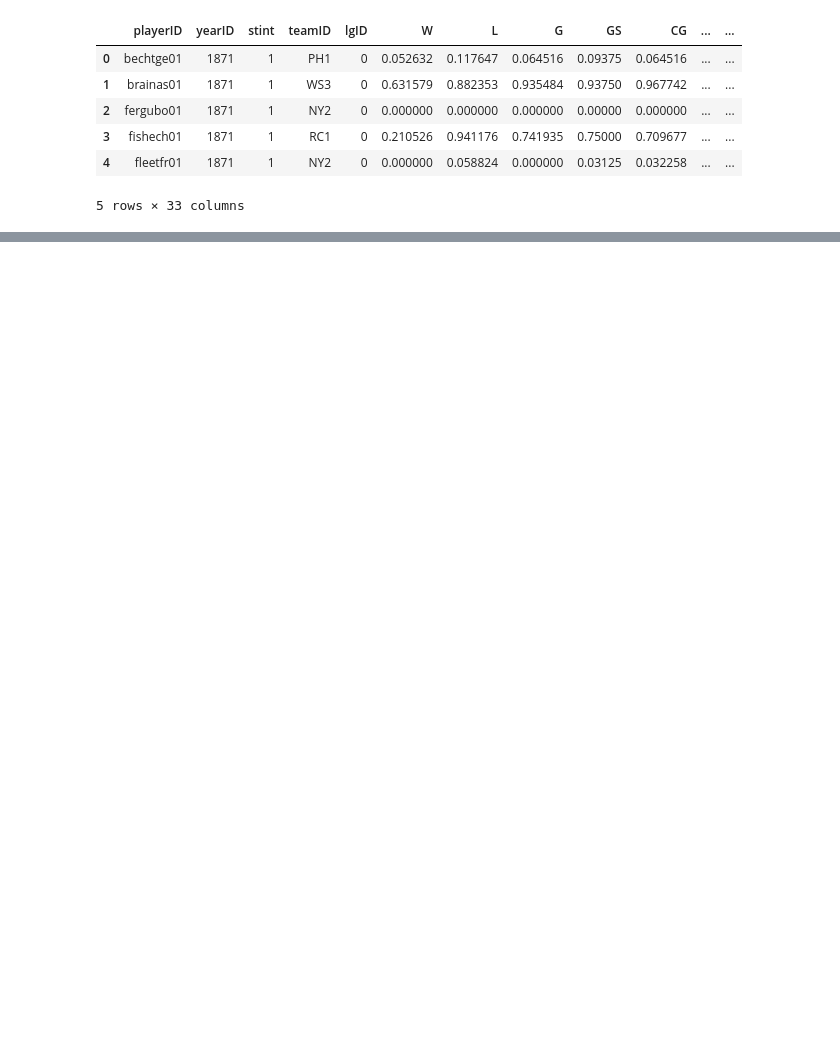
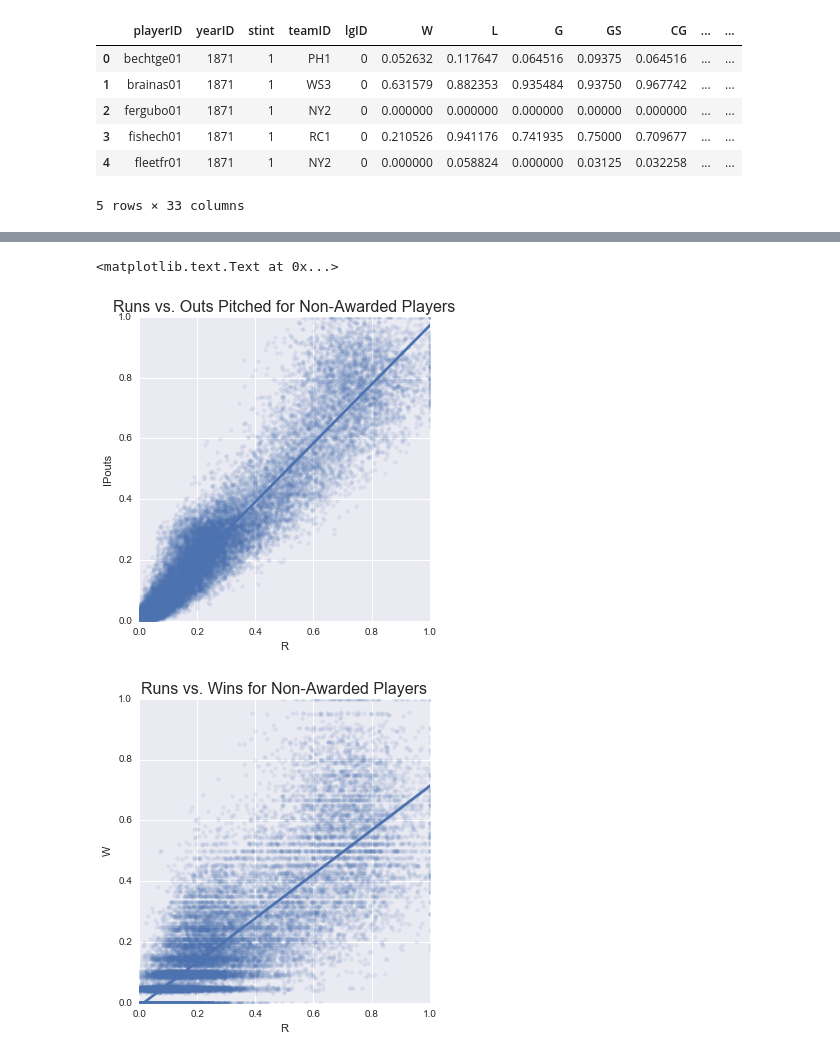
Before and after one commit to ppotiny/BaseballAnalysis, a Jupyter notebook: BaseballAnalysis.ipynb, the cells around one changed output, grey strips where cells are left out. Drawn from its saved outputs; the diff is of its cells as text; code cells hidden in the pictures; blank space fills up the shorter version.

```diff
--- a/BaseballAnalysis.ipynb
+++ b/BaseballAnalysis.ipynb
@@ -160,0 +192,16 @@ sns.boxplot('awardID', 'IPouts', data=pitcher_stats.loc[(pitcher_stats['yearID']
+# %%
+sns.lmplot(x='R', y='IPouts', data=pitcher_stats.loc[(pitcher_stats['yearID'] >= 1967)\
+                                                     & (pitcher_stats['awardID'] == 'None')], scatter_kws={'alpha':0.1})
+plt.ylim(0, 1)
+plt.xlim(0, 1)
+plt.title('Runs vs. Outs Pitched for Non-Awarded Players', fontsize=16)
+
+sns.lmplot(x='R', y='W', data=pitcher_stats.loc[(pitcher_stats['yearID'] >= 1967)\
+                                                     & (pitcher_stats['awardID'] == 'None')], scatter_kws={'alpha':0.1})
+plt.ylim(0, 1)
+plt.xlim(0, 1)
+plt.title('Runs vs. Wins for Non-Awarded Players', fontsize=16)
+# %% [output]
+<matplotlib.text.Text at 0x...>
+[figure, added]
+[figure, added]
```
Also changed, not shown: parts of 27 cells of this notebook.
